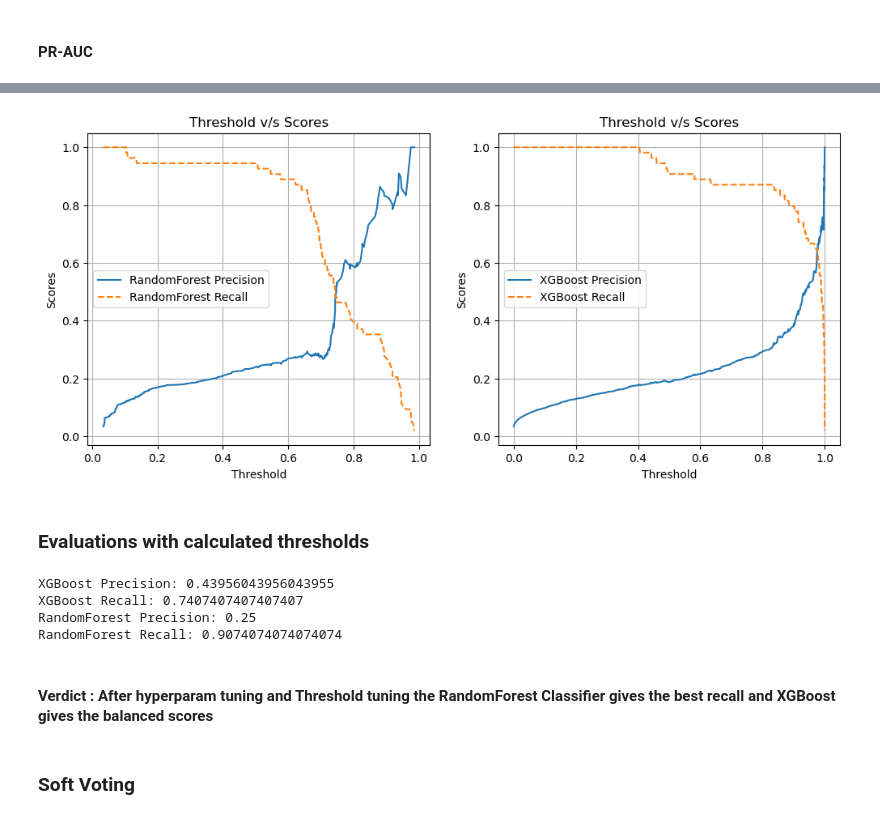
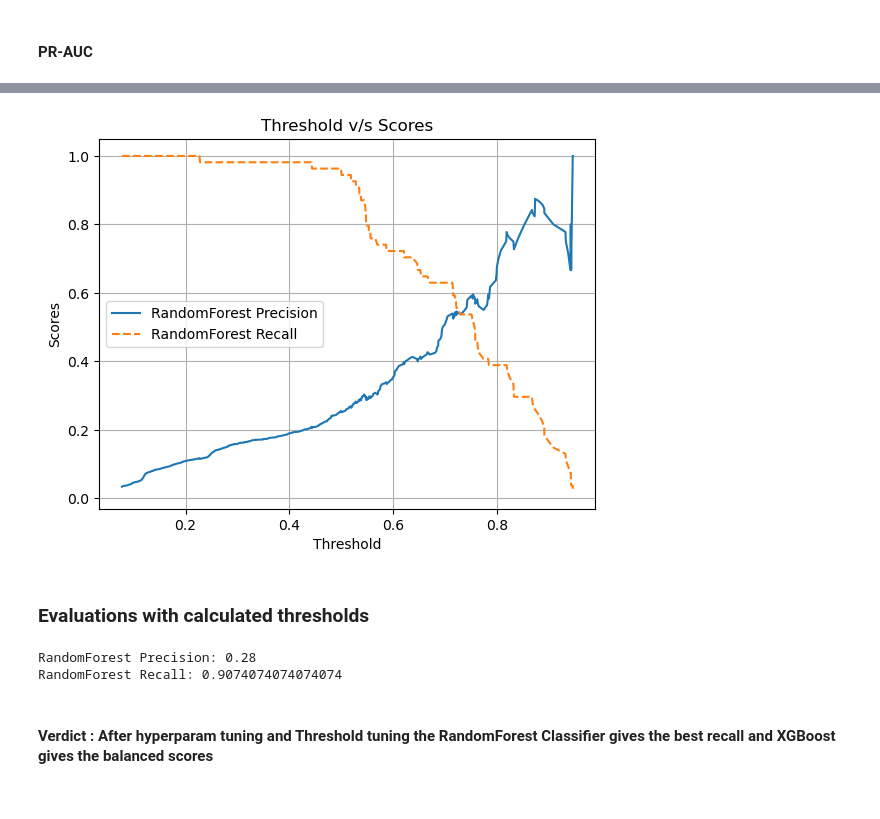
Before and after one commit to Krishna72user/Predictive-Maintenance-System, a Jupyter notebook: notebooks/02_model_experiments.ipynb, the cells around one changed output, grey strips where cells are left out. Drawn from its saved outputs; the diff is of its cells as text; code cells hidden in the pictures.

```diff
--- a/notebooks/02_model_experiments.ipynb
+++ b/notebooks/02_model_experiments.ipynb
@@ -163,13 +236,11 @@ Created version '2' of model 'XGBoost'.
 # %% [markdown]
 ## Threshold Tuning
 # %%
-mlflow.set_tracking_uri('http://localhost:5000')
+dagshub_uri =os.getenv('DAGSHUB_URI')
+mlflow.set_tracking_uri(dagshub_uri)
 # Loading the registered models
-rf = 'RandomForest'
-xgb = 'XGBoost'
+model = 'RF_Pipeline'
 version = 'latest'
-rf_uri = f'models:/{rf}/{version}'
-xgb_uri = f'models:/{xgb}/{version}'
+model_uri = f'models:/{model}/{version}'
 
-rf_model= mlflow.sklearn.load_model(model_uri=rf_uri)
-xgb_model= mlflow.sklearn.load_model(model_uri=xgb_uri)
+model= mlflow.sklearn.load_model(model_uri=model_uri)
@@ -176,12 +249,8 @@ xgb_model= mlflow.sklearn.load_model(model_uri=xgb_uri)
 # %%
-rf_preds = rf_model.predict_proba(X_val_trans)[:,1]
-xgb_preds = xgb_model.predict_proba(X_val_trans)[:,1]
+model_preds = model.predict_proba(X_val_trans)[:,1]
 
-p_rf, r_rf, thresholds_rf = precision_recall_curve(y_val, rf_preds)
-auc_rf = average_precision_score(y_val,rf_preds)
-
-p_xgb, r_xgb, thresholds_xgb = precision_recall_curve(y_val, xgb_preds)
-auc_xgb = average_precision_score(y_val,xgb_preds)
+p_model, r_model, thresholds_model = precision_recall_curve(y_val, model_preds)
+auc = average_precision_score(y_val,model_preds)
 # %% [markdown]
 #### **PR-AUC**
 # %%
@@ -210,46 +272,27 @@ plt.show()
 # %%
-fig,axs = plt.subplots(1,2,figsize=(12, 5))
-axs[0].plot(thresholds_rf,p_rf[:-1], label=f"RandomForest Precision")
-axs[0].plot(thresholds_rf,r_rf[:-1] ,label=f"RandomForest Recall", linestyle="--")
+plt.plot(thresholds_model,p_model[:-1], label=f"RandomForest Precision")
+plt.plot(thresholds_model,r_model[:-1] ,label=f"RandomForest Recall", linestyle="--")
 
-axs[0].set_xlabel("Threshold")
-axs[0].set_ylabel("Scores")
-axs[0].set_title("Threshold v/s Scores")
-axs[0].grid(True)
-axs[0].legend()
-
-axs[1].plot(thresholds_xgb,p_xgb[:-1] , label=f"XGBoost Precision")
-axs[1].plot(thresholds_xgb,r_xgb[:-1] ,label=f"XGBoost Recall", linestyle="--")
-axs[1].set_xlabel("Threshold")
-axs[1].set_ylabel("Scores")
-axs[1].set_title("Threshold v/s Scores")
-axs[1].legend()
-axs[1].grid(True)
+plt.xlabel("Threshold")
+plt.ylabel("Scores")
+plt.title("Threshold v/s Scores")
+plt.grid(True)
+plt.legend()
 plt.show()
 # %% [output]
-[figure, old version]
+[figure, new version]
 # %% [markdown]
 ### Evaluations with calculated thresholds
 # %%
-rf_best_preds = (rf_model.predict_proba(X_val_trans)[:,1]>=0.55).astype(int)
-xgb_best_preds = (xgb_model.predict_proba(X_val_trans)[:,1]>=0.92).astype(int)
+best_preds = (model.predict_proba(X_val_trans)[:,1]>=0.53).astype(int)
 
-xgb_precision= precision_score(y_val,xgb_best_preds)
-xgb_recall= recall_score(y_val,xgb_best_preds)
+rf_precision= precision_score(y_val,best_preds)
+rf_recall= recall_score(y_val,best_preds)
 
-rf_precision= precision_score(y_val,rf_best_preds)
-rf_recall= recall_score(y_val,rf_best_preds)
-
-print("XGBoost Precision:",xgb_precision)
-print("XGBoost Recall:",xgb_recall)
 print("RandomForest Precision:",rf_precision)
 print("RandomForest Recall:",rf_recall)
 # %% [output]
-XGBoost Precision: 0.43956043956043955
-XGBoost Recall: 0.7407407407407407
-RandomForest Precision: 0.25
+RandomForest Precision: 0.28
 RandomForest Recall: 0.9074074074074074
 # %% [markdown]
 #### Verdict : After hyperparam tuning and Threshold tuning the RandomForest Classifier gives the best recall and XGBoost gives the balanced scores
-# %% [markdown]
-### Soft Voting
```
Also changed, not shown: parts of 11 cells of this notebook, 35 other files.
